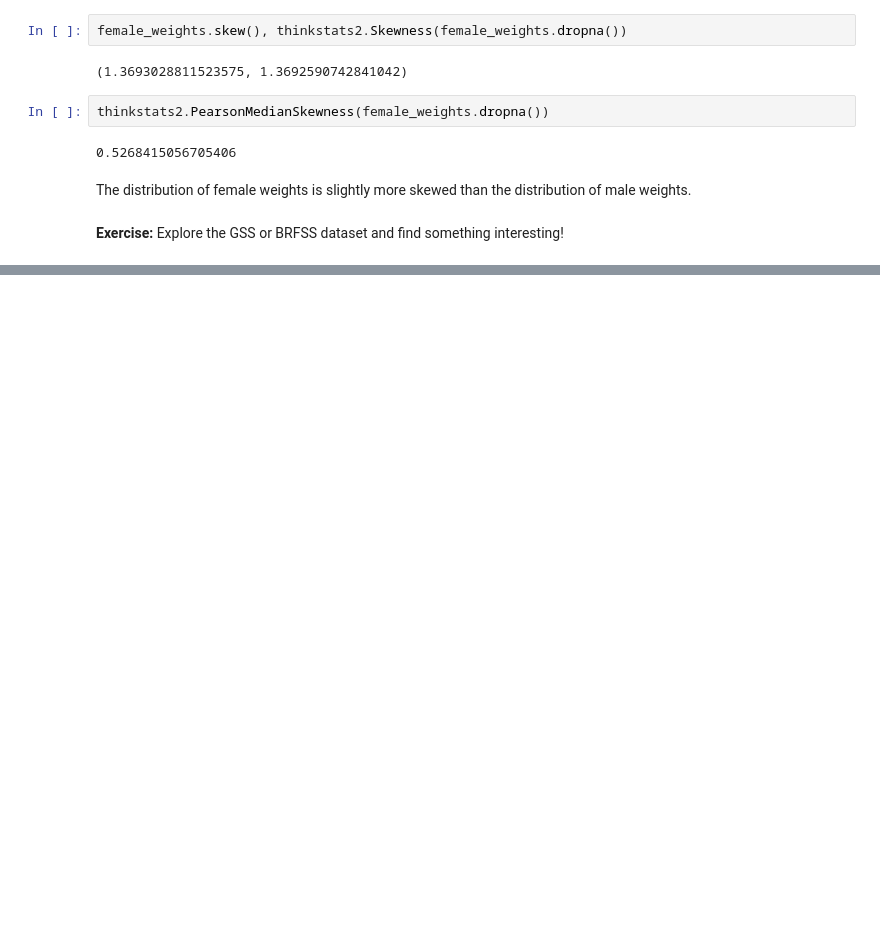
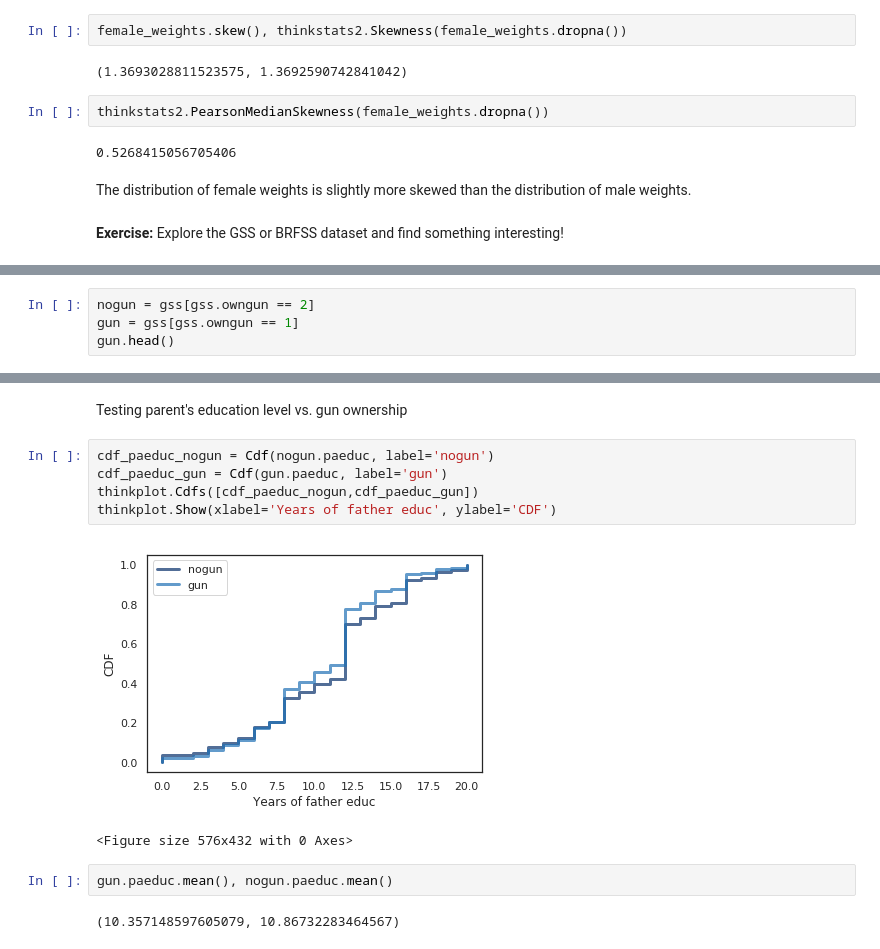
Before and after one commit to djconnolly27/ThinkStats2, a Jupyter notebook: homeworks/homework02.ipynb, the cells around one changed output, grey strips where cells are left out. Cells and saved outputs as stored; diff of their text form; blank space fills up the shorter version.

```diff
--- a/homeworks/homework02.ipynb
+++ b/homeworks/homework02.ipynb
@@ -514,0 +580,4 @@ The distribution of female weights is slightly more skewed than the distribution
+# %%
+nogun = gss[gss.owngun == 2]
+gun = gss[gss.owngun == 1]
+gun.head()
@@ -514,0 +592,14 @@ The distribution of female weights is slightly more skewed than the distribution
+# %% [markdown]
+Testing parent's education level vs. gun ownership
+# %%
+cdf_paeduc_nogun = Cdf(nogun.paeduc, label='nogun')
+cdf_paeduc_gun = Cdf(gun.paeduc, label='gun')
+thinkplot.Cdfs([cdf_paeduc_nogun,cdf_paeduc_gun])
+thinkplot.Show(xlabel='Years of father educ', ylabel='CDF')
+# %% [output]
+[figure, added]
+<Figure size 576x432 with 0 Axes>
+# %%
+gun.paeduc.mean(), nogun.paeduc.mean()
+# %% [output]
+(10.357148597605079, 10.86732283464567)
```
Also changed, not shown: parts of 59 cells of this notebook.
